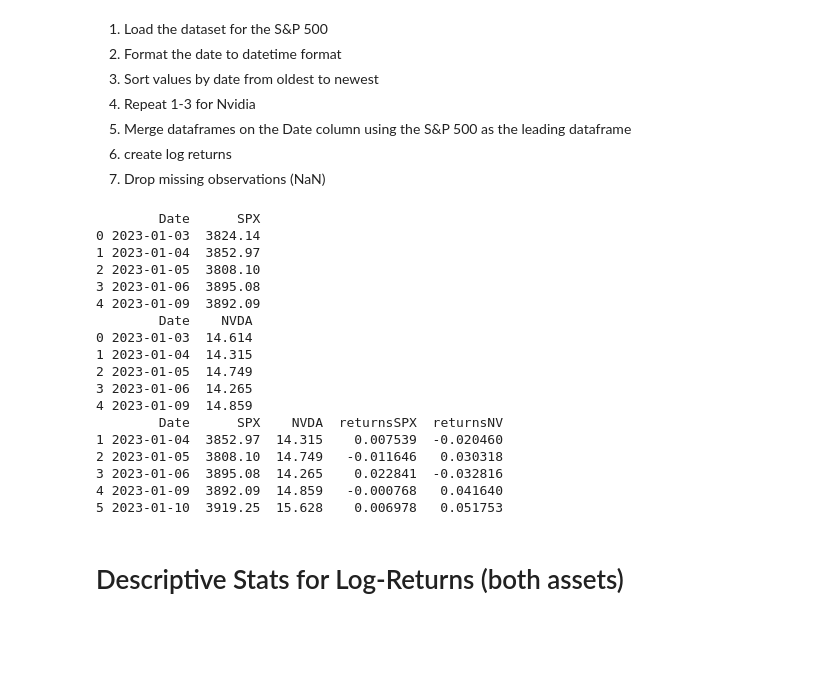
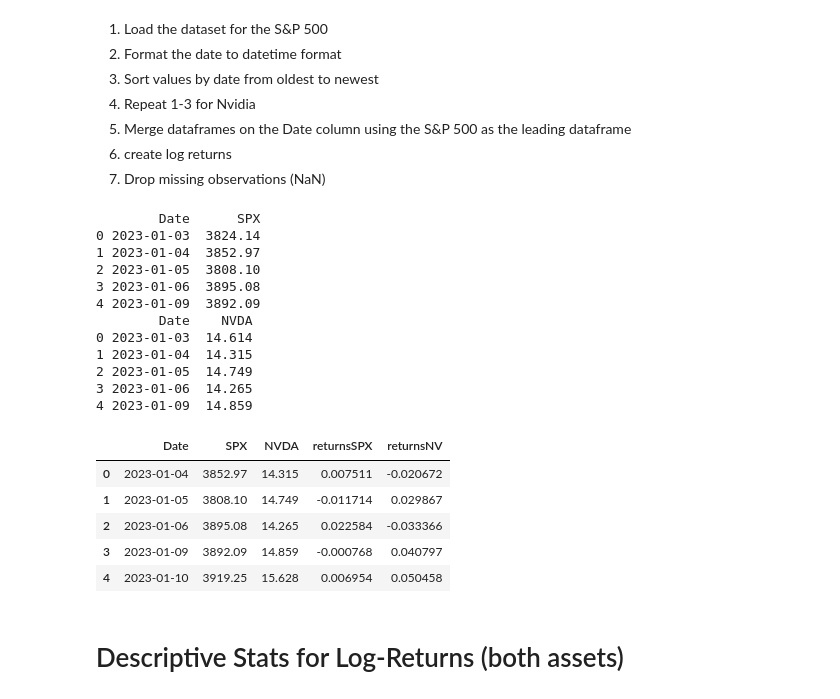
Before and after one commit to Teufelsfrucht17/AufgabenEconometrics, a Jupyter notebook: Coding_Tutorial_1_shell.ipynb, the cells around one changed output. Saved outputs shown, nothing was run; the diff lists cells and outputs as text; code cells hidden in the pictures; blank space fills up the shorter version.

```diff
--- a/Coding_Tutorial_1_shell.ipynb
+++ b/Coding_Tutorial_1_shell.ipynb
@@ -18,43 +18,46 @@ import scipy.stats as stats
 
 df = pd.read_excel("SPX.xlsx")
 df["Date"] = pd.to_datetime(df["Date"])
 df = df.sort_values("Date")
 
 dfNV = pd.read_excel("NVDA.xlsx")
 dfNV["Date"] = pd.to_datetime(df["Date"])
 dfNV = dfNV.sort_values("Date")
 
 print(df.head())
 print(dfNV.head())
 
 
 df = df.merge(dfNV, how="left", on="Date")
 
-df["returnsSPX"] = (df["SPX"] / df["SPX"].shift(1)) -1
-df["returnsNV"] = (df["NVDA"] / df["NVDA"].shift(1)) -1
+#df["returnsSPX"] = (df["SPX"] / df["SPX"].shift(1)) -1
+#df["returnsNV"] = (df["NVDA"] / df["NVDA"].shift(1)) -1
 
-df.dropna(inplace=True)
+df["returnsSPX"] = np.log(df["SPX"]).diff()
+df["returnsNV"] = np.log(df["NVDA"]).diff()
 
-print(df.head())
+df = df.dropna().reset_index(drop=True)
+
+df.head()
 # %% [output]
         Date      SPX
 0 2023-01-03  3824.14
 1 2023-01-04  3852.97
 2 2023-01-05  3808.10
 3 2023-01-06  3895.08
 4 2023-01-09  3892.09
         Date    NVDA
 0 2023-01-03  14.614
 1 2023-01-04  14.315
 2 2023-01-05  14.749
 3 2023-01-06  14.265
 4 2023-01-09  14.859
-        Date      SPX    NVDA  returnsSPX  returnsNV
-1 2023-01-04  3852.97  14.315    0.007539  -0.020460
-2 2023-01-05  3808.10  14.749   -0.011646   0.030318
-3 2023-01-06  3895.08  14.265    0.022841  -0.032816
-4 2023-01-09  3892.09  14.859   -0.000768   0.041640
-5 2023-01-10  3919.25  15.628    0.006978   0.051753
+|  | Date | SPX | NVDA | returnsSPX | returnsNV |
+| 0 | 2023-01-04 | 3852.97 | 14.315 | 0.007511 | -0.020672 |
+| 1 | 2023-01-05 | 3808.10 | 14.749 | -0.011714 | 0.029867 |
+| 2 | 2023-01-06 | 3895.08 | 14.265 | 0.022584 | -0.033366 |
+| 3 | 2023-01-09 | 3892.09 | 14.859 | -0.000768 | 0.040797 |
+| 4 | 2023-01-10 | 3919.25 | 15.628 | 0.006954 | 0.050458 |
 # %% [markdown]
 # Descriptive Stats for Log-Returns (both assets)
 # %% [markdown]
```
Also changed, not shown: parts of 3 cells of this notebook, 2 other files.
